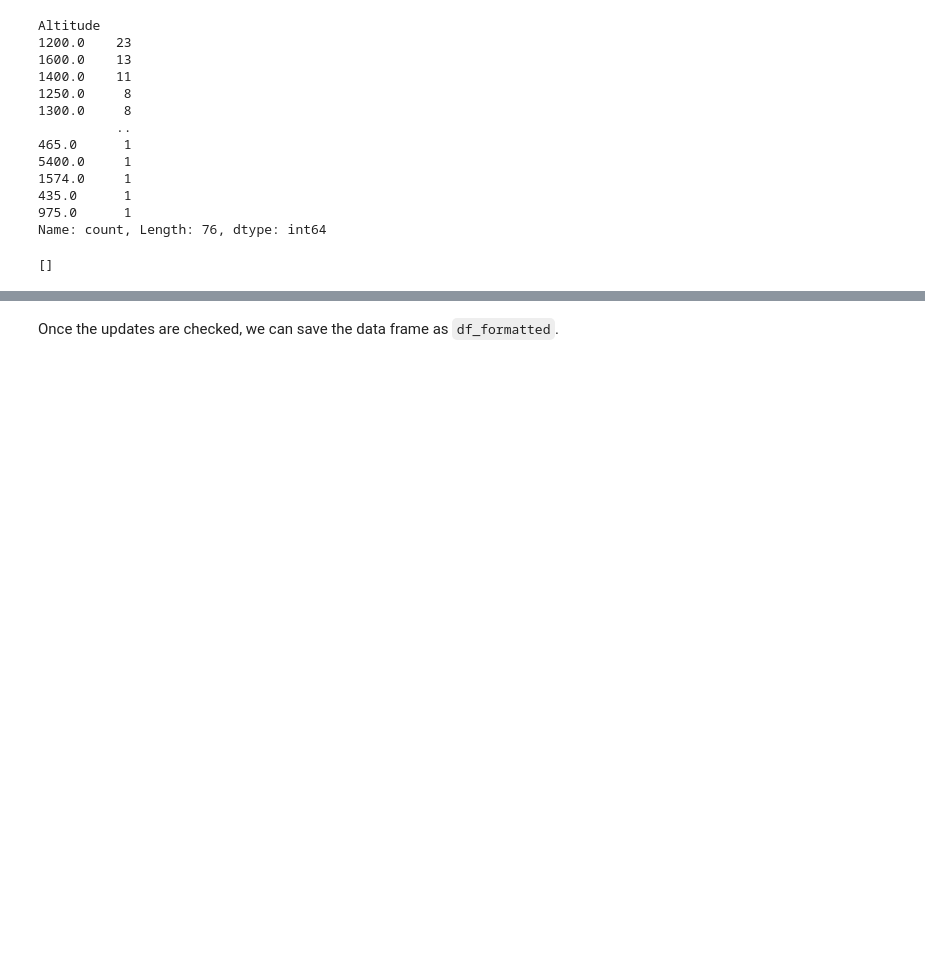
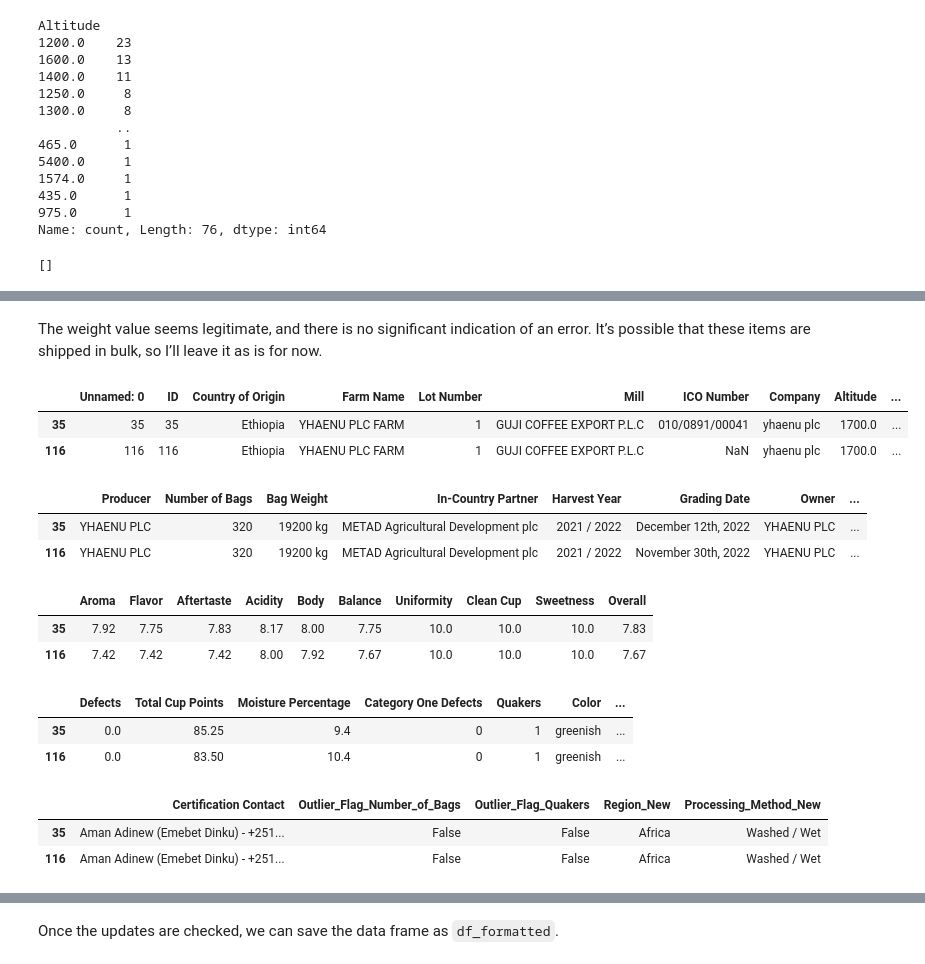
Before and after one commit to Lillian1070/showcase_python_dataCleaning_1, a Jupyter notebook: kaggle_coffeeBean_dataCleaning.ipynb, the cells around one changed output, grey strips where cells are left out. Drawn from its saved outputs; the diff is of its cells as text; code cells hidden in the pictures; blank space fills up the shorter version.

```diff
--- a/kaggle_coffeeBean_dataCleaning.ipynb
+++ b/kaggle_coffeeBean_dataCleaning.ipynb
@@ -892,0 +1096,34 @@ print(str_values)
+# %% [markdown]
+The weight value seems legitimate, and there is no significant indication of an error. It’s possible that these items are shipped in bulk, so I’ll leave it as is for now.
+# %%
+df_filtered = df_formatting[df_formatting['Bag Weight'] == '19200 kg']
+
+df_filtered.iloc[:,:10]
+# %% [output]
+|  | Unnamed: 0 | ID | Country of Origin | Farm Name | Lot Number | Mill | ICO Number | Company | Altitude | ... |
+| 35 | 35 | 35 | Ethiopia | YHAENU PLC FARM | 1 | GUJI COFFEE EXPORT P.L.C | 010/0891/00041 | yhaenu plc | 1700.0 | ... |
+| 116 | 116 | 116 | Ethiopia | YHAENU PLC FARM | 1 | GUJI COFFEE EXPORT P.L.C | NaN | yhaenu plc | 1700.0 | ... |
+# %%
+df_filtered.iloc[:,10:20]
+# %% [output]
+|  | Producer | Number of Bags | Bag Weight | In-Country Partner | Harvest Year | Grading Date | Owner | ... |
+| 35 | YHAENU PLC | 320 | 19200 kg | METAD Agricultural Development plc | 2021 / 2022 | December 12th, 2022 | YHAENU PLC | ... |
+| 116 | YHAENU PLC | 320 | 19200 kg | METAD Agricultural Development plc | 2021 / 2022 | November 30th, 2022 | YHAENU PLC | ... |
+# %%
+df_filtered.iloc[:,20:30]
+# %% [output]
+|  | Aroma | Flavor | Aftertaste | Acidity | Body | Balance | Uniformity | Clean Cup | Sweetness | Overall |
+| 35 | 7.92 | 7.75 | 7.83 | 8.17 | 8.00 | 7.75 | 10.0 | 10.0 | 10.0 | 7.83 |
+| 116 | 7.42 | 7.42 | 7.42 | 8.00 | 7.92 | 7.67 | 10.0 | 10.0 | 10.0 | 7.67 |
+# %%
+df_filtered.iloc[:,30:40]
+# %% [output]
+|  | Defects | Total Cup Points | Moisture Percentage | Category One Defects | Quakers | Color | ... |
+| 35 | 0.0 | 85.25 | 9.4 | 0 | 1 | greenish | ... |
+| 116 | 0.0 | 83.50 | 10.4 | 0 | 1 | greenish | ... |
+# %%
+df_filtered.iloc[:,40:50]
+# %% [output]
+|  | Certification Contact | Outlier_Flag_Number_of_Bags | Outlier_Flag_Quakers | Region_New | Processing_Method_New |
+| 35 | Aman Adinew (Emebet Dinku) - +251... | False | False | Africa | Washed / Wet |
+| 116 | Aman Adinew (Emebet Dinku) - +251... | False | False | Africa | Washed / Wet |
```
Also changed, not shown: parts of 35 cells of this notebook.
